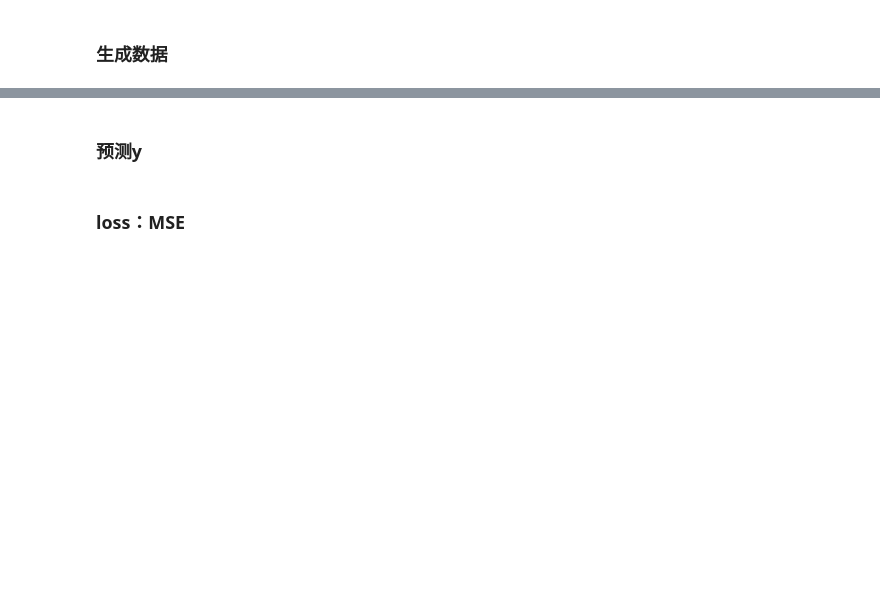
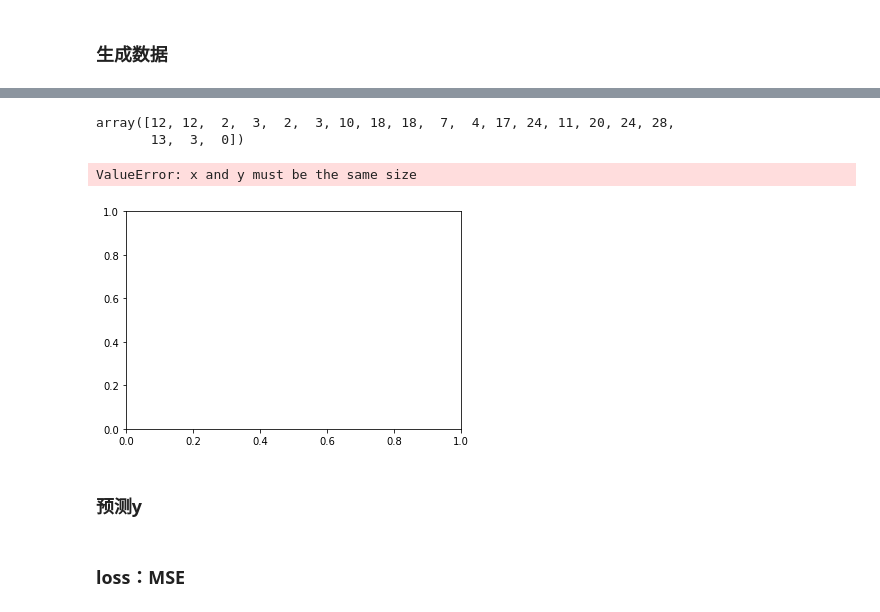
Before and after one commit to ZymHedy/CV_course, a Jupyter notebook: week3/linear_regression.ipynb, the cells around one changed output, grey strips where cells are left out. Cells and saved outputs as stored; diff of their text form; code cells hidden in the pictures; blank space fills up the shorter version.

```diff
--- a/week3/linear_regression.ipynb
+++ b/week3/linear_regression.ipynb
@@ -19,0 +54,10 @@ b:0.38927848367902607
+# %%
+gt_x[:,1]
+# %% [output]
+array([12, 12,  2,  3,  2,  3, 10, 18, 18,  7,  4, 17, 24, 11, 20, 24, 28,
+       13,  3,  0])
+# %%
+plt.scatter(gt_x,gt_y)
+# %% [output]
+ValueError: x and y must be the same size
+[figure, added]
```
Also changed, not shown: parts of 5 cells of this notebook, 6 other files.
